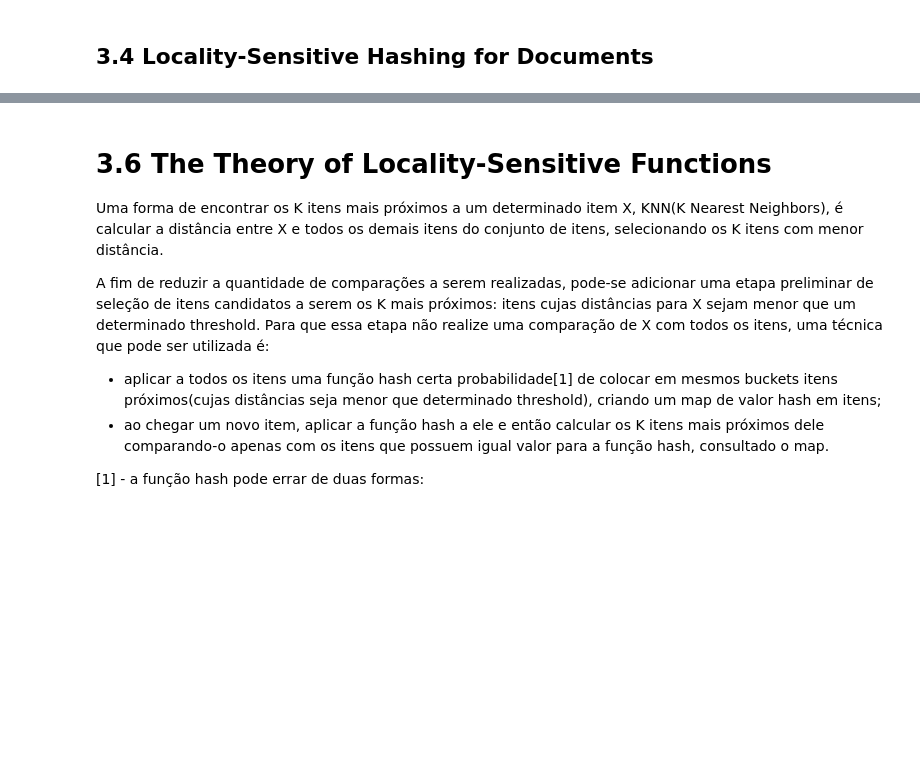
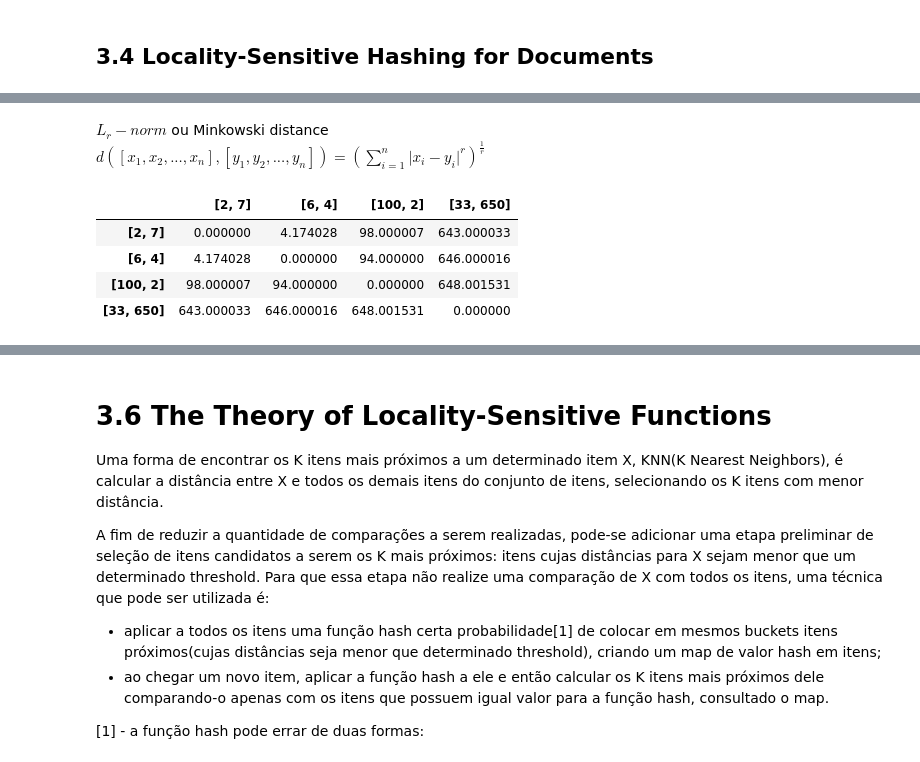
Before and after one commit to abevieiramota/course-garimpagem-de-dados, a Jupyter notebook: ch03.ipynb, the cells around one changed output, grey strips where cells are left out. Drawn from its saved outputs; the diff is of its cells as text; code cells hidden in the pictures; blank space fills up the shorter version.

```diff
--- a/ch03.ipynb
+++ b/ch03.ipynb
@@ -308,0 +372,14 @@ Ver: http://mccormickml.com/2015/06/12/minhash-tutorial-with-python-code/
+# %% [markdown]
+$L_r-norm$ ou Minkowski distance<br />
+$d([x_1, x_2, ..., x_n], [y_1, y_2, ..., y_n]) = (\sum\limits_{i = 1}^n \vert x_i - y_i\vert ^r)^{\frac{1}{r}}$
+# %%
+minkowski = DistanceMetric.get_metric("minkowski", p=5)
+pd.DataFrame(minkowski.pairwise(points),
+             columns=points_as_str,
+             index=points_as_str)
+# %% [output]
+|  | [2, 7] | [6, 4] | [100, 2] | [33, 650] |
+| [2, 7] | 0.000000 | 4.174028 | 98.000007 | 643.000033 |
+| [6, 4] | 4.174028 | 0.000000 | 94.000000 | 646.000016 |
+| [100, 2] | 98.000007 | 94.000000 | 0.000000 | 648.001531 |
+| [33, 650] | 643.000033 | 646.000016 | 648.001531 | 0.000000 |
```
Also changed, not shown: parts of 30 cells of this notebook, 1 other file.
